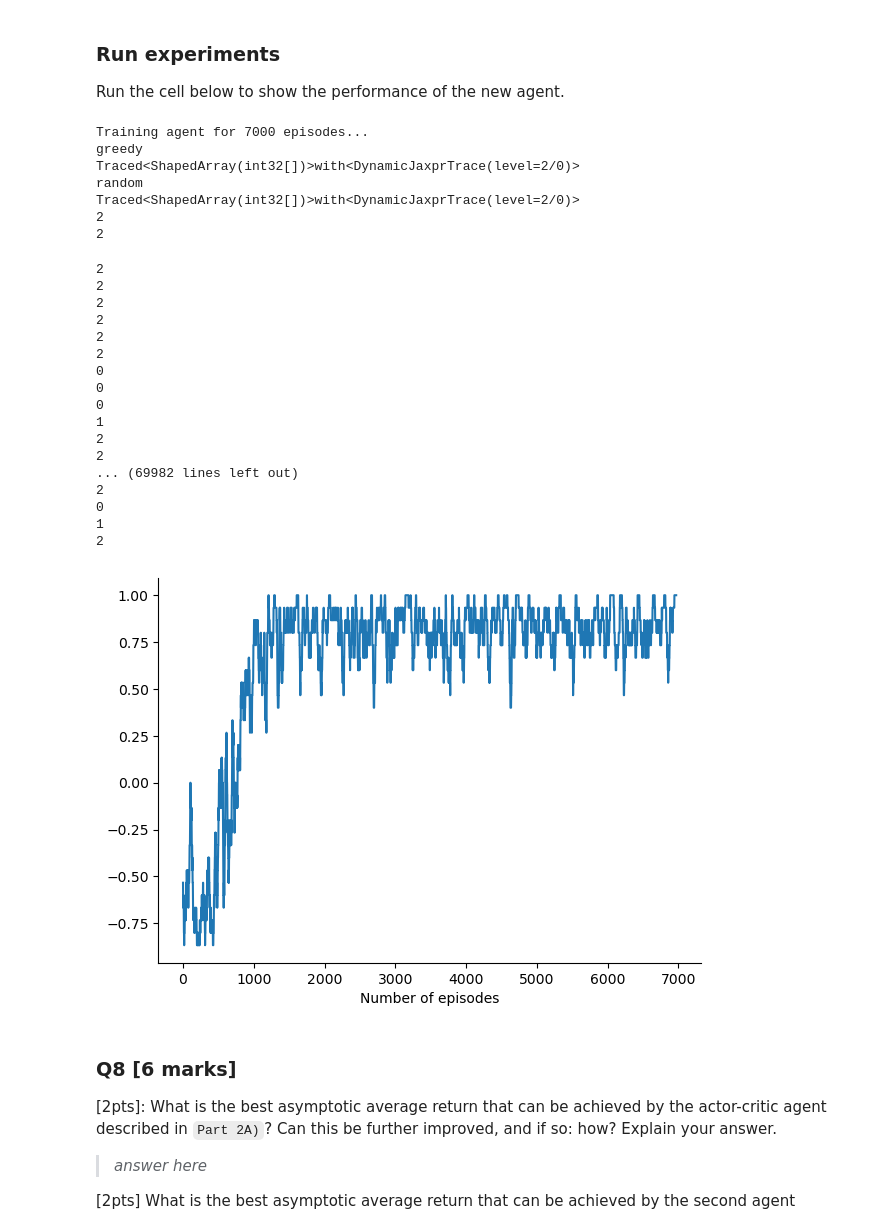
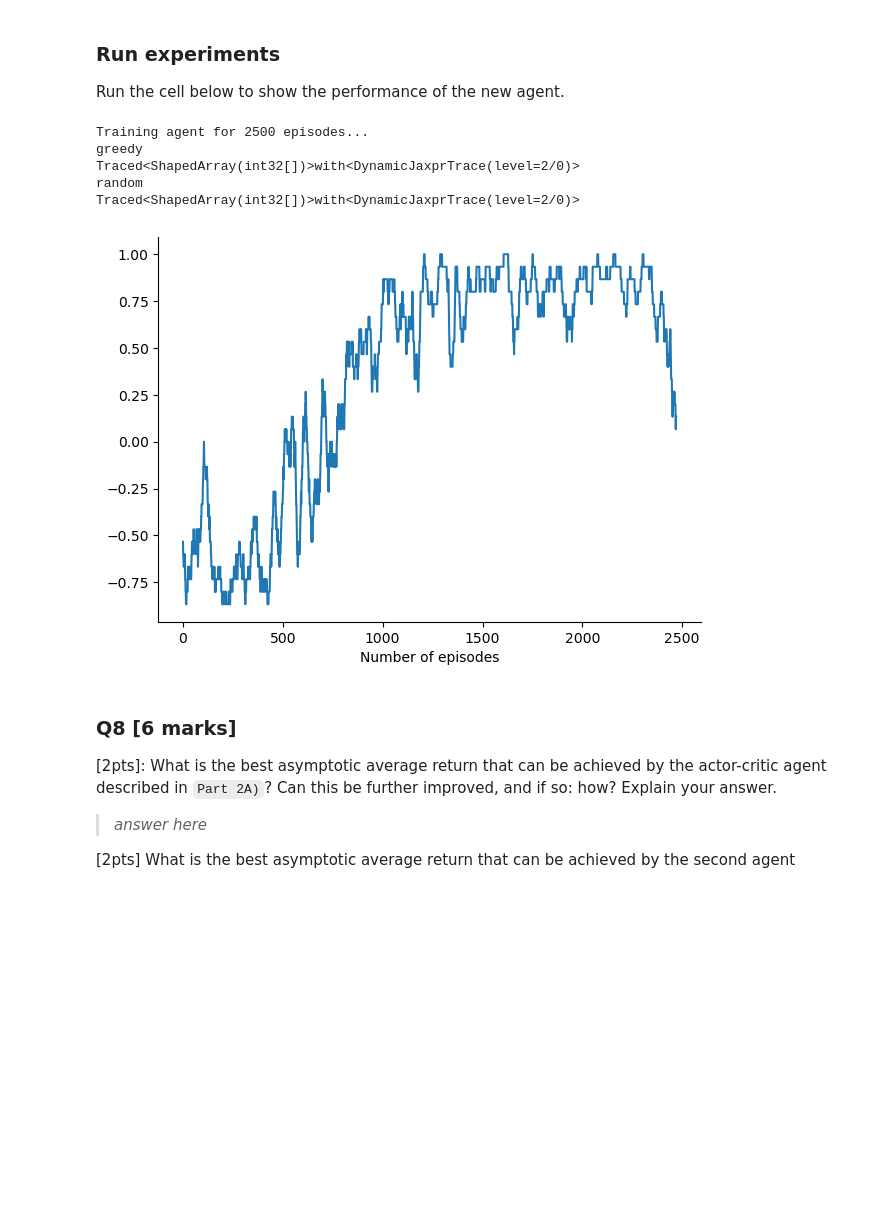
Before and after one commit to marcali/reinforcement_learning, a Jupyter notebook: UCL_RL_CW_2024,_part_III.ipynb, the cells around one changed output. Cells and saved outputs as stored; diff of their text form; code cells hidden in the pictures; blank space fills up the shorter version.

```diff
--- a/UCL_RL_CW_2024,_part_III.ipynb
+++ b/UCL_RL_CW_2024,_part_III.ipynb
@@ -517,7 +517,7 @@ When jitting, the code is compiled on the first time the function is executed
 # DO NOT CHANGE THIS CELL
 
 # Experiment configs.
-train_episodes = 5000
+train_episodes = 2500
 discount_factor = .99
 
 # Create environment.
@@ -625,7 +626,7 @@ def epsilon_greedy_policy(parameters, key, observation):
     rng_key, param_key = jax.random.split(keys)
     v, p = network(parameters, observation)
     #add random noise to max values of p
-    noise = jax.random.uniform(rng_key, p.shape, minval=0, maxval=1e-5)
+    noise = jax.random.uniform(rng_key, p.shape, minval=0, maxval=1e-4)
     action = jnp.argmax(p + noise)
 
     #max_actions_inds = get_max_indices(p, 3)
@@ -705,7 +706,7 @@ Run the cell below to show the performance of the new agent.
 # DO NOT CHANGE THIS CELL
 
 # Experiment configs.
-train_episodes = 7000
+train_episodes = 2500
 discount_factor = .99
 
 # Create environment.
@@ -739,7 +740,6 @@ for _ in range(train_episodes):
   # Sample initial action.
   rng, policy_rng = jax.random.split(rng)
   a_tm1 = epsilon_greedy_policy(parameters, policy_rng, obs_tm1)
-  print(a_tm1)
 
   while not timestep.last():
     # Step environment.
@@ -748,55 +748,35 @@ for _ in range(train_episodes):
     # Sample action from agent policy.
     rng, policy_rng = jax.random.split(rng)
     a_t = epsilon_greedy_policy(parameters, policy_rng, new_timestep.observation)
-    print(a_t)
 
     # Update params.
     r_t = new_timestep.reward
     discount_t = discount_factor * new_timestep.discount
 
     dJ_dtheta = compute_gradient(
         parameters, obs_tm1, a_tm1, r_t, discount_t,
         new_timestep.observation)
     updates, opt_state = opt_update(dJ_dtheta, opt_state)
     parameters = apply_updates(parameters, updates)
 
     # Within episode book-keeping.
     episode_return += new_timestep.reward
     timestep = new_timestep
     obs_tm1 = new_timestep.observation
     a_tm1 = a_t
 
   # Experiment results tracking.
   all_episode_returns.append(episode_return)
 
 # Plot learning curve.
 plot_learning_curve(all_episode_returns)
 # %% [output]
-Training agent for 7000 episodes...
+Training agent for 2500 episodes...
 greedy
 Traced<ShapedArray(int32[])>with<DynamicJaxprTrace(level=2/0)>
 random
 Traced<ShapedArray(int32[])>with<DynamicJaxprTrace(level=2/0)>
-2
-2
-2
-2
-2
-2
-2
-2
-0
-0
-0
-1
-2
-2
-... (69982 lines left out)
-2
-0
-1
-2
-[figure, old version]
+[figure, new version]
 # %% [markdown]
 ### Q8 [6 marks]
 
```
Also changed, not shown: parts of 1 cell of this notebook, 1 other file.
